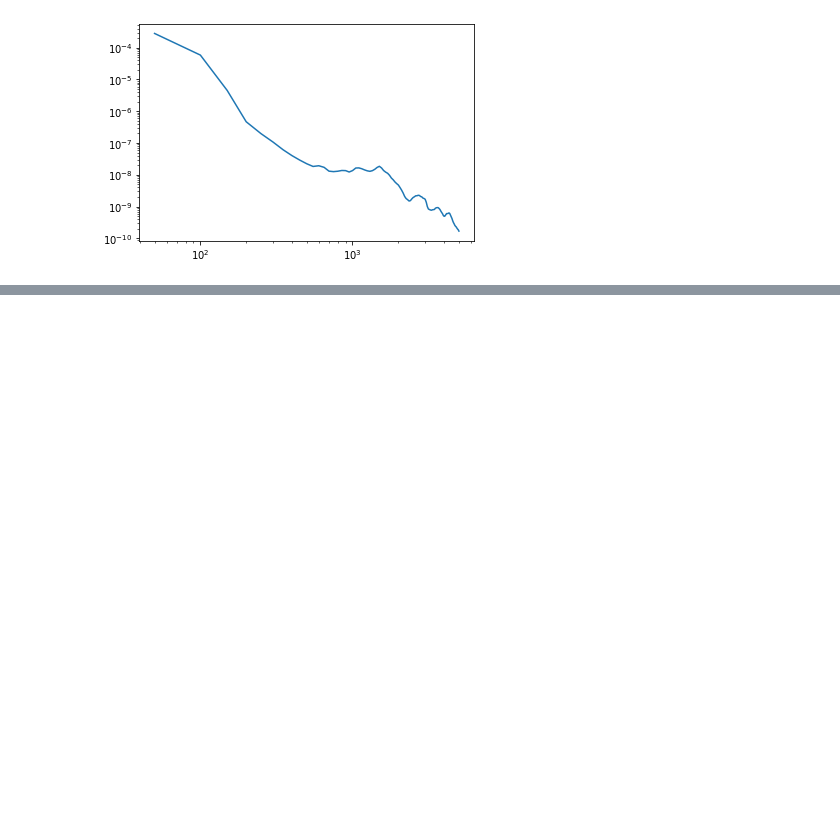
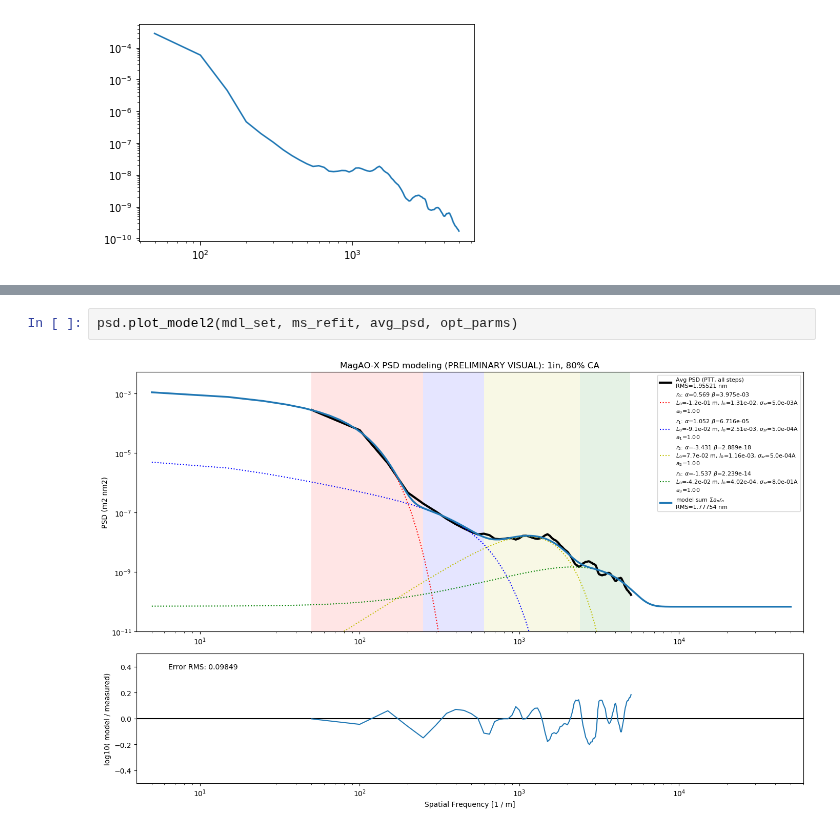
Before and after one commit to magao-x/magaox_poppy, a Jupyter notebook: PSD/PSDmodel_fm_1inch.ipynb, the cells around one changed output, grey strips where cells are left out. Saved outputs shown, nothing was run; the diff lists cells and outputs as text; blank space fills up the shorter version.

```diff
--- a/PSD/PSDmodel_fm_1inch.ipynb
+++ b/PSD/PSDmodel_fm_1inch.ipynb
@@ -192,3 +107,7 @@ Wall time: 1.09 s
+# %%
+psd.plot_model2(mdl_set, ms_refit, avg_psd, opt_parms)
+# %% [output]
+[figure, added]
 # %%
 ap = 2.0
 bp = 2.55 * (u.nm**2)
```
Also changed, not shown: parts of 7 cells of this notebook, 7 other files.
